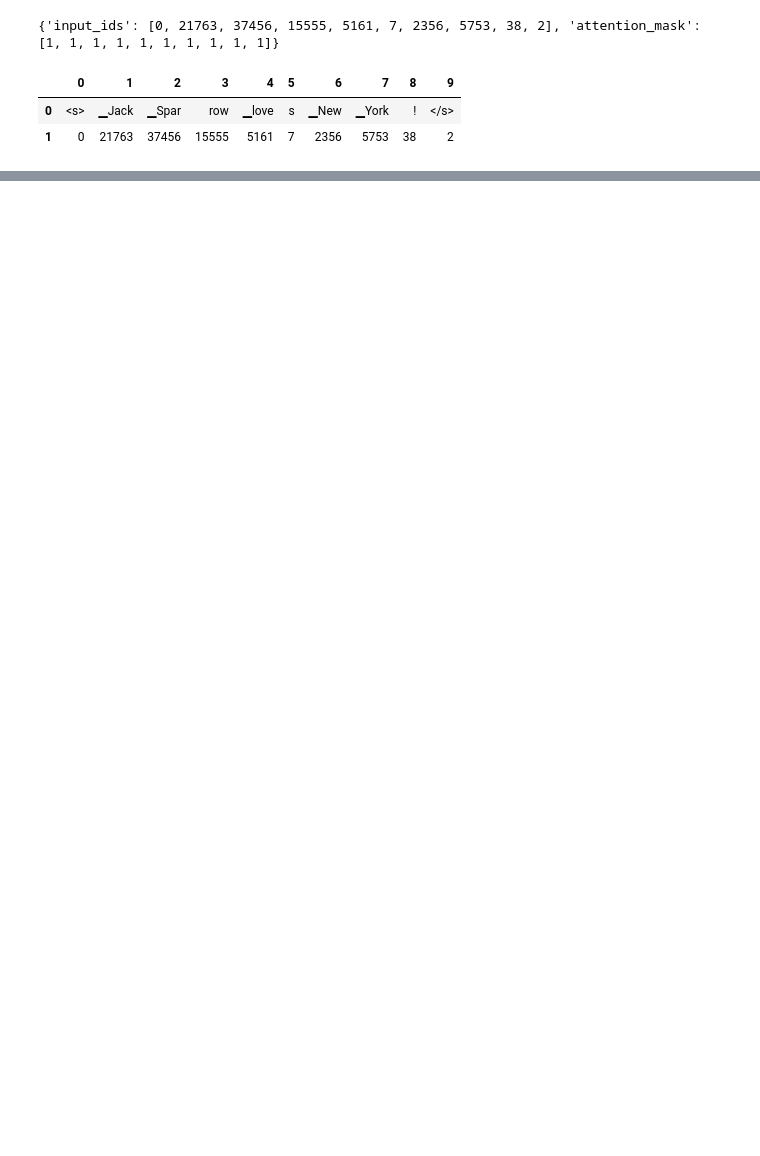
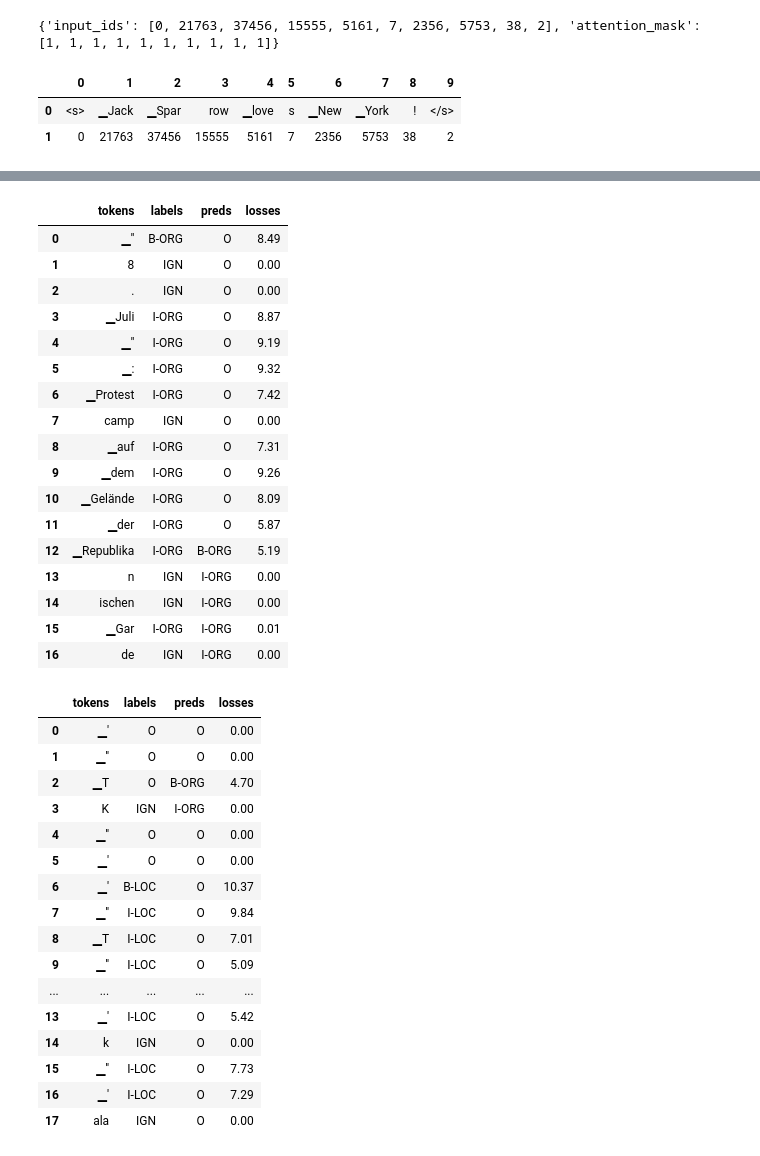
Before and after one commit to rlid/nlpwt, a Jupyter notebook: ch4.ipynb, the cells around one changed output, grey strips where cells are left out. Saved outputs shown, nothing was run; the diff lists cells and outputs as text; code cells hidden in the pictures; blank space fills up the shorter version.

```diff
--- a/ch4.ipynb
+++ b/ch4.ipynb
@@ -360,0 +439,3 @@ pd.DataFrame([x1, x2, y1, y2])
+# %%
+def model_init():
+    return XLMRForTC.from_pretrained(xlmr_model_name, config=xlmr_config).to(device)
@@ -360,0 +609,55 @@ pd.DataFrame([x1, x2, y1, y2])
+# %%
+def get_samples(df):
+    for _, row in df.iterrows():
+        labels, preds, tokens, losses = [], [], [], []
+        for i, mask in enumerate(row['attention_mask'][:-1]):
+            if i > 0:
+                labels.append(row["labels"][i])
+                preds.append(row["predicted_label"][i])
+                tokens.append(row["input_tokens"][i])
+                losses.append(f"{row['loss'][i]:.2f}")
+        df_tmp = pd.DataFrame({"tokens": tokens, "labels": labels,
+                               "preds": preds, "losses": losses})
+        yield df_tmp
+
+df['total_loss'] = df['loss'].apply(sum)
+df_tmp = df.sort_values(by='total_loss', ascending=False).head(3)
+
+for sample in get_samples(df_tmp):
+    display(sample)
+# %% [output]
+|  | tokens | labels | preds | losses |
+| 0 | ▁'' | B-ORG | O | 8.49 |
+| 1 | 8 | IGN | O | 0.00 |
+| 2 | . | IGN | O | 0.00 |
+| 3 | ▁Juli | I-ORG | O | 8.87 |
+| 4 | ▁'' | I-ORG | O | 9.19 |
+| 5 | ▁: | I-ORG | O | 9.32 |
+| 6 | ▁Protest | I-ORG | O | 7.42 |
+| 7 | camp | IGN | O | 0.00 |
+| 8 | ▁auf | I-ORG | O | 7.31 |
+| 9 | ▁dem | I-ORG | O | 9.26 |
+| 10 | ▁Gelände | I-ORG | O | 8.09 |
+| 11 | ▁der | I-ORG | O | 5.87 |
+| 12 | ▁Republika | I-ORG | B-ORG | 5.19 |
+| 13 | n | IGN | I-ORG | 0.00 |
+| 14 | ischen | IGN | I-ORG | 0.00 |
+| 15 | ▁Gar | I-ORG | I-ORG | 0.01 |
+| 16 | de | IGN | I-ORG | 0.00 |
+|  | tokens | labels | preds | losses |
+| 0 | ▁' | O | O | 0.00 |
+| 1 | ▁'' | O | O | 0.00 |
+| 2 | ▁Τ | O | B-ORG | 4.70 |
+| 3 | Κ | IGN | I-ORG | 0.00 |
+| 4 | ▁'' | O | O | 0.00 |
+| 5 | ▁' | O | O | 0.00 |
+| 6 | ▁' | B-LOC | O | 10.37 |
+| 7 | ▁'' | I-LOC | O | 9.84 |
+| 8 | ▁T | I-LOC | O | 7.01 |
+| 9 | ▁'' | I-LOC | O | 5.09 |
+| ... | ... | ... | ... | ... |
+| 13 | ▁' | I-LOC | O | 5.42 |
+| 14 | k | IGN | O | 0.00 |
+| 15 | ▁'' | I-LOC | O | 7.73 |
+| 16 | ▁' | I-LOC | O | 7.29 |
+| 17 | ala | IGN | O | 0.00 |
```
Also changed, not shown: parts of 24 cells of this notebook, 1 other file.
